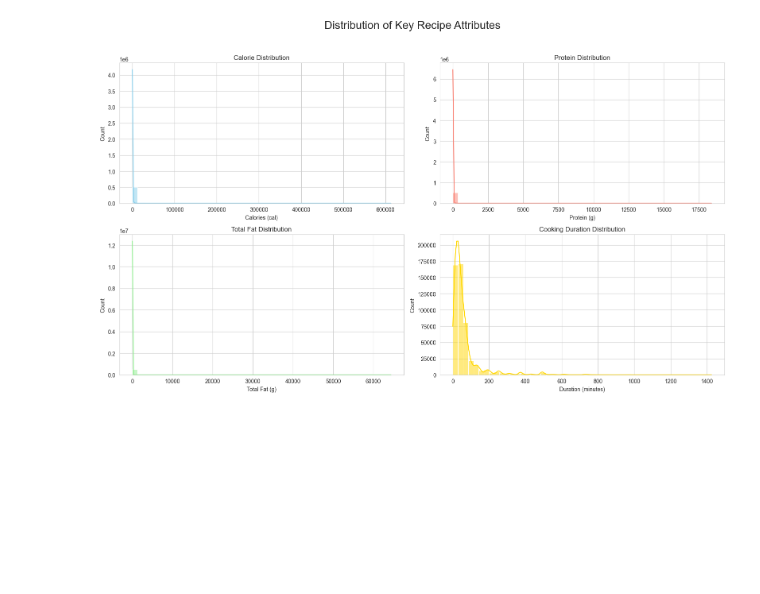
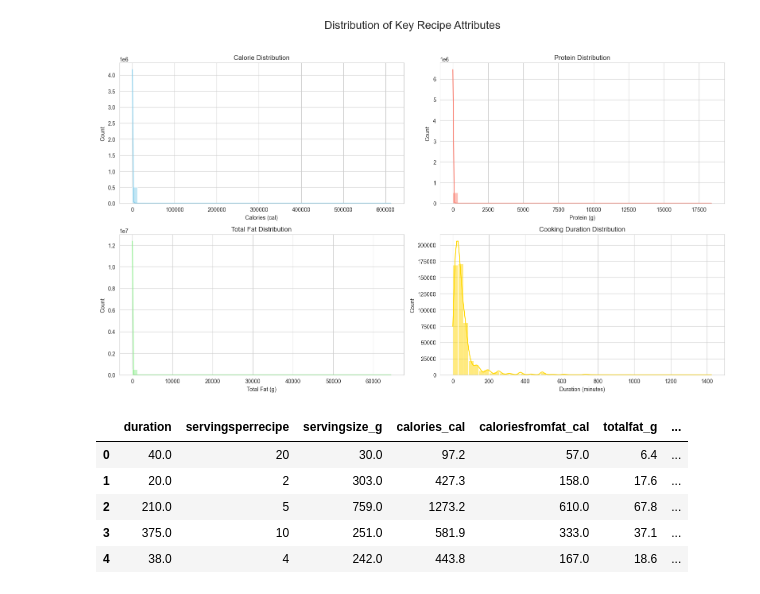
Before and after one commit to usamarq/recipe-rag-nlp, a Jupyter notebook: data_exploration.ipynb, the cells around one changed output. Saved outputs shown, nothing was run; the diff lists cells and outputs as text; code cells hidden in the pictures; blank space fills up the shorter version.

```diff
--- a/data_exploration.ipynb
+++ b/data_exploration.ipynb
@@ -121,3 +121,30 @@ plt.tight_layout(rect=[0, 0.03, 1, 0.95])
 plt.show()
 # %% [output]
 [figure]
+# %%
+import numpy as np
+
+df = pd.read_csv(file_path, low_memory=False)
+
+# Make easy-to-use snake_case names (keeps originals in a map if needed)
+def clean_col(c):
+    return (c.strip()
+              .lower()
+              .replace(' ', '_')
+              .replace('[', '')
+              .replace(']', '')
+              .replace('/', '_')
+              )
+
+rename_map = {c: clean_col(c) for c in df.columns}
+df = df.rename(columns=rename_map)
+
+# Quick check
+df.filter(regex='cal|fat|protein|sodium|duration|serving').head()
+# %% [output]
+|  | duration | servingsperrecipe | servingsize_g | calories_cal | caloriesfromfat_cal | totalfat_g | ... |
+| 0 | 40.0 | 20 | 30.0 | 97.2 | 57.0 | 6.4 | ... |
+| 1 | 20.0 | 2 | 303.0 | 427.3 | 158.0 | 17.6 | ... |
+| 2 | 210.0 | 5 | 759.0 | 1273.2 | 610.0 | 67.8 | ... |
+| 3 | 375.0 | 10 | 251.0 | 581.9 | 333.0 | 37.1 | ... |
+| 4 | 38.0 | 4 | 242.0 | 443.8 | 167.0 | 18.6 | ... |
```
Also changed, not shown: parts of 2 cells of this notebook, 1 other file.
